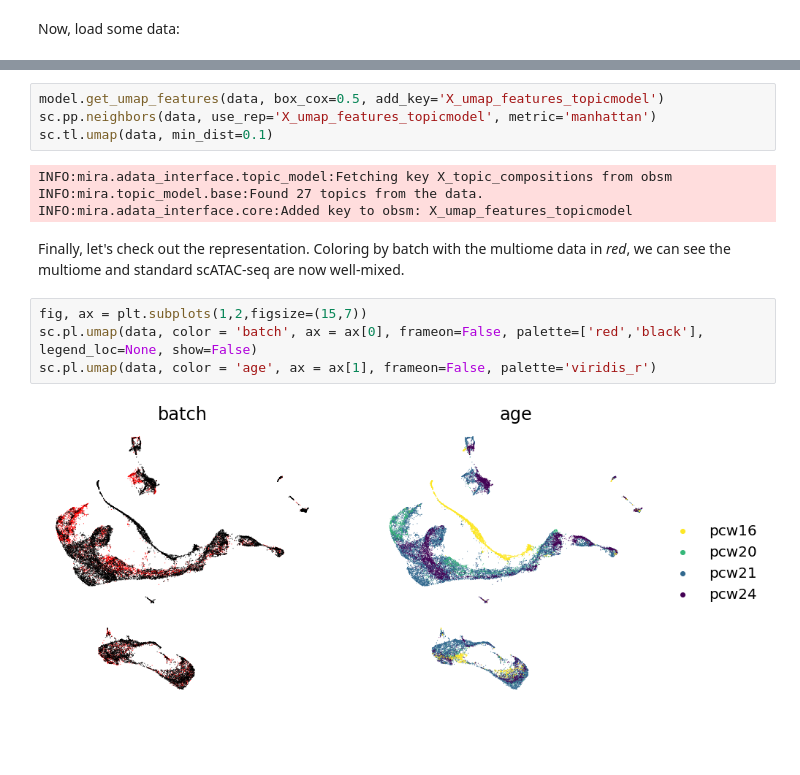
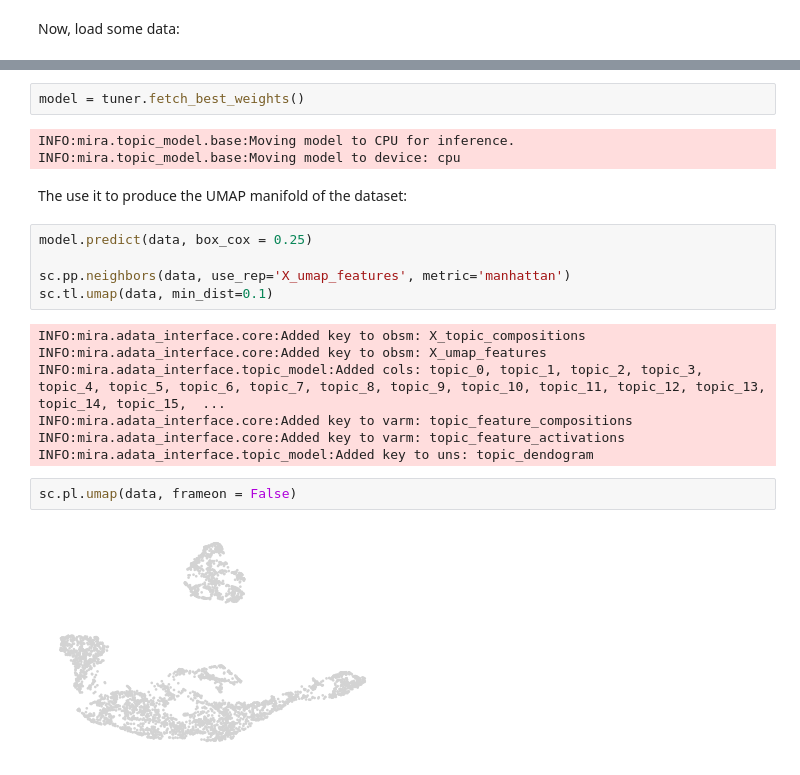
Before and after one commit to cistrome/MIRA, a Jupyter notebook: docs/source/notebooks/tutorial_atlas_integration.ipynb, the cells around one changed output, grey strips where cells are left out. Cells and saved outputs as stored; diff of their text form; blank space fills up the shorter version.

```diff
--- a/docs/source/notebooks/tutorial_atlas_integration.ipynb
+++ b/docs/source/notebooks/tutorial_atlas_integration.ipynb
@@ -210,16 +198,23 @@ INFO:mira.adata_interface.core:Added key to varm: topic_feature_activations
+# %%
+model = tuner.fetch_best_weights()
+# %% [output]
+INFO:mira.topic_model.base:Moving model to CPU for inference.
+INFO:mira.topic_model.base:Moving model to device: cpu
+# %% [markdown]
+The use it to produce the UMAP manifold of the dataset:
 # %%
-model.get_umap_features(data, box_cox=0.5, add_key='X_umap_features_topicmodel')
-sc.pp.neighbors(data, use_rep='X_umap_features_topicmodel', metric='manhattan')
+model.predict(data, box_cox = 0.25)
+
+sc.pp.neighbors(data, use_rep='X_umap_features', metric='manhattan')
 sc.tl.umap(data, min_dist=0.1)
 # %% [output]
-INFO:mira.adata_interface.topic_model:Fetching key X_topic_compositions from obsm
-INFO:mira.topic_model.base:Found 27 topics from the data.
-INFO:mira.adata_interface.core:Added key to obsm: X_umap_features_topicmodel
+INFO:mira.adata_interface.core:Added key to obsm: X_topic_compositions
+INFO:mira.adata_interface.core:Added key to obsm: X_umap_features
+INFO:mira.adata_interface.topic_model:Added cols: topic_0, topic_1, topic_2, topic_3, topic_4, topic_5, topic_6, topic_7, topic_8, topic_9, topic_10, topic_11, topic_12, topic_13, topic_14, topic_15,  ...
+INFO:mira.adata_interface.core:Added key to varm: topic_feature_compositions
+INFO:mira.adata_interface.core:Added key to varm: topic_feature_activations
+INFO:mira.adata_interface.topic_model:Added key to uns: topic_dendogram
-# %% [markdown]
-Finally, let's check out the representation. Coloring by batch with the multiome data in *red*, we can see the multiome and standard scATAC-seq are now well-mixed.
-# %%
-fig, ax = plt.subplots(1,2,figsize=(15,7))
-sc.pl.umap(data, color = 'batch', ax = ax[0], frameon=False, palette=['red','black'], legend_loc=None, show=False)
-sc.pl.umap(data, color = 'age', ax = ax[1], frameon=False, palette='viridis_r')
-# %% [output]
-[figure, removed]
+# %%
+sc.pl.umap(data, frameon = False)
+# %% [output]
+[figure, added]
```
Also changed, not shown: parts of 49 cells of this notebook, 7 other files.
